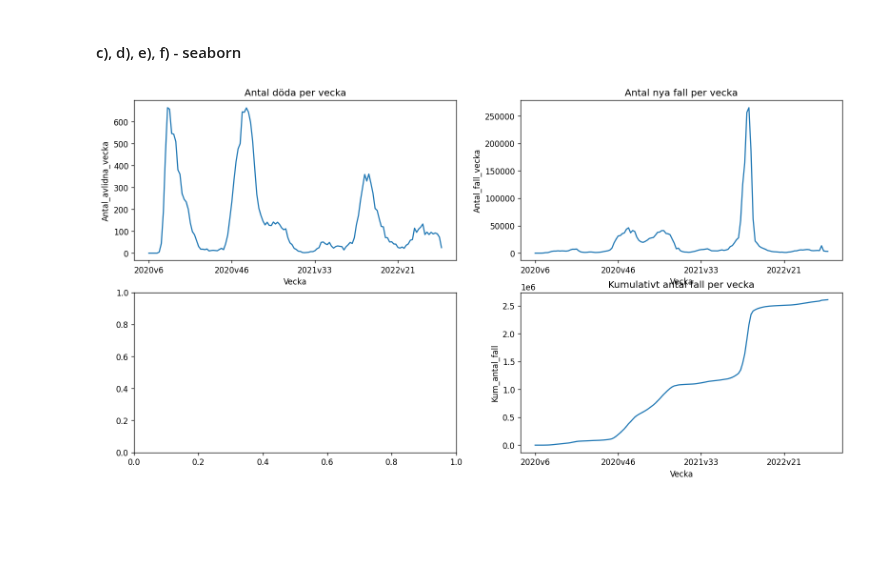
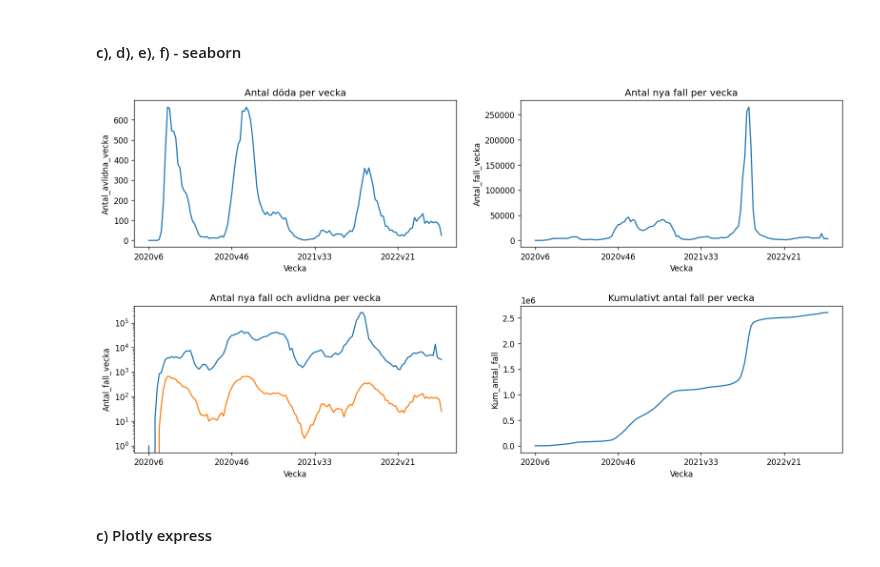
Before and after one commit to DorotaBjoorn/Databehandling-Dorota-Bjoorn, a Jupyter notebook: Lab/arbetsdok.ipynb, the cells around one changed output. Drawn from its saved outputs; the diff is of its cells as text; code cells hidden in the pictures; blank space fills up the shorter version.

```diff
--- a/Lab/arbetsdok.ipynb
+++ b/Lab/arbetsdok.ipynb
@@ -76,29 +76,27 @@ df_veckodata_riket.head()
 # %%
 import seaborn as sns
 import matplotlib.pyplot as plt
 
-
+# defining layout of figure and subplots
 fig, axes = plt.subplots(2, 2, figsize=(16, 8), dpi=120)
+fig.subplots_adjust(hspace=0.4, wspace=0.2)
 
 # plot c)
 sns.lineplot(data=df_veckodata_riket, x="Vecka", y="Antal_avlidna_vecka", ax = axes[0][0]).set(title = "Antal döda per vecka")
 axes[0][0].xaxis.set_major_locator(plt.MaxNLocator(5))
 
 # plot d)
 sns.lineplot(data=df_veckodata_riket, x="Vecka", y="Antal_fall_vecka", ax = axes[0][1]).set(title = "Antal nya fall per vecka")
 axes[0][1].xaxis.set_major_locator(plt.MaxNLocator(5))
 
-# plot d)
-#TODO lös att plotta 2 datasets i samma graf
-#sns.lineplot(data=df_veckodata_riket, x="Vecka", y=["Antal_fall_vecka", "Antal_avlidna_vecka"], ax = axes[1][0]).set(title = "Antal nya fall och avlidna per vecka")
-#axes[1][0].xaxis.set_major_locator(plt.MaxNLocator(5))
+# plot e)
+sns.lineplot(data=df_veckodata_riket, x="Vecka", y="Antal_fall_vecka", ax = axes[1][0]).set(title = "Antal nya fall och avlidna per vecka")
+sns.lineplot(data=df_veckodata_riket, x="Vecka", y="Antal_avlidna_vecka", ax = axes[1][0])
+axes[1][0].set(yscale = "log")
+axes[1][0].xaxis.set_major_locator(plt.MaxNLocator(5))
 
 # plot f)
 sns.lineplot(data=df_veckodata_riket, x="Vecka", y="Kum_antal_fall", ax = axes[1][1]).set(title = "Kumulativt antal fall per vecka")
 axes[1][1].xaxis.set_major_locator(plt.MaxNLocator(5))
-
-
-# TODO separera graferna från varandra
-# TODO skapa loop som ritar graferna automatiskt
 # %% [output]
-[figure, old version]
+[figure, new version]
@@ -125,0 +111,2 @@ plt.savefig("../assets/top_calories_food.png", facecolor="white", bbox_inches="t
+# %% [markdown]
+#### c) Plotly express
```
Also changed, not shown: parts of 11 cells of this notebook.
